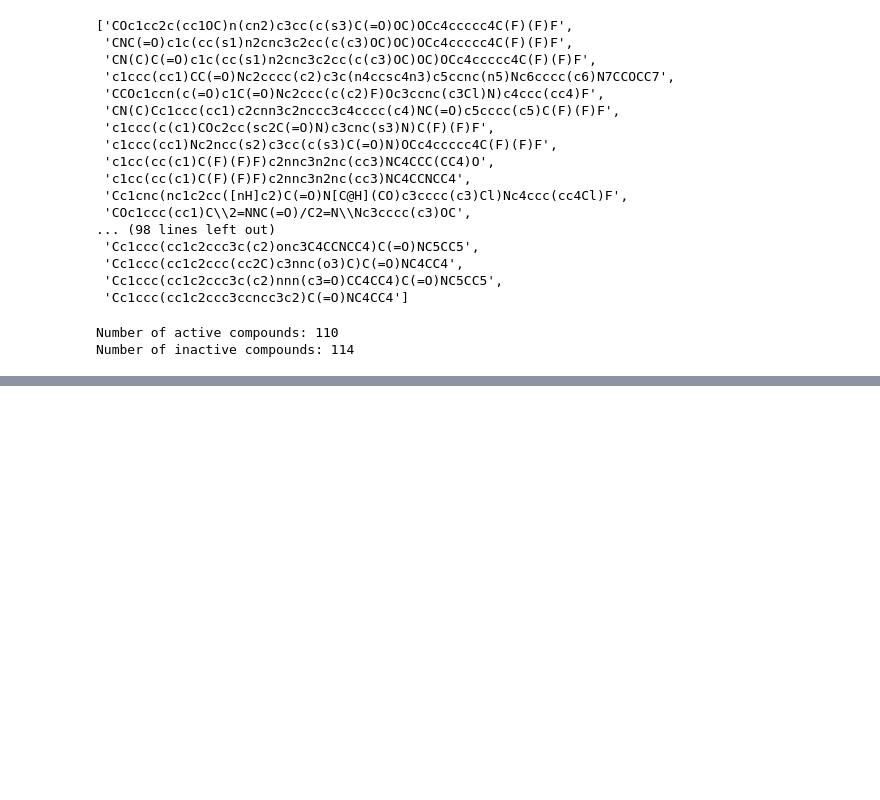
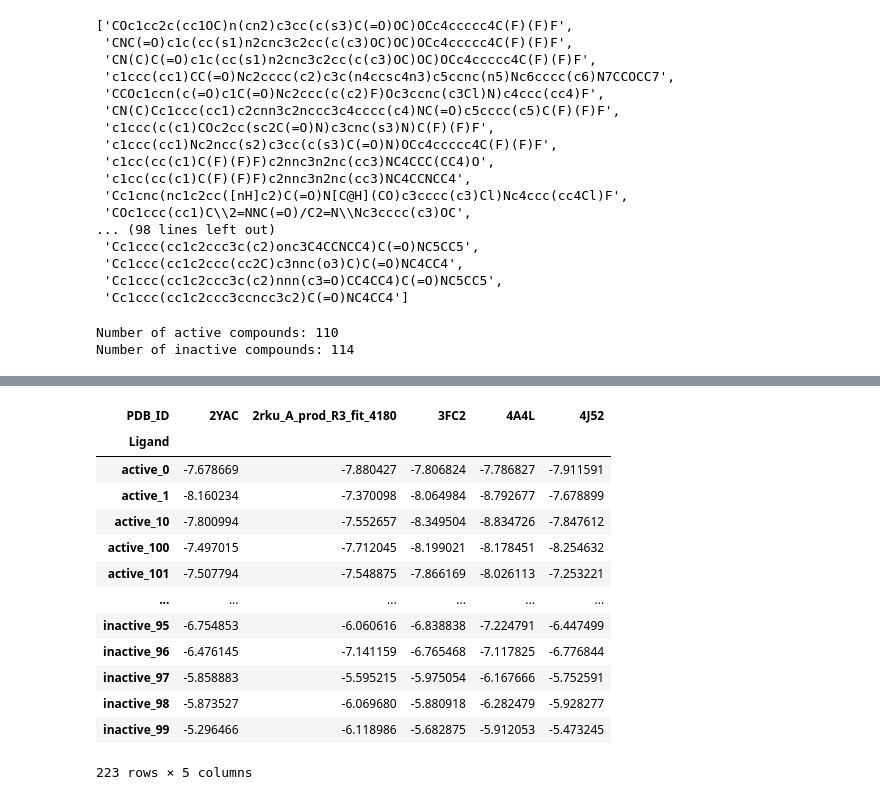
Before and after one commit to costbio/pockethunter_demo, a Jupyter notebook: Redock.ipynb, the cells around one changed output, grey strips where cells are left out. Drawn from its saved outputs; the diff is of its cells as text; code cells hidden in the pictures; blank space fills up the shorter version.

```diff
--- a/Redock.ipynb
+++ b/Redock.ipynb
@@ -1728,0 +395,7 @@ I guess, it is still high though... The gridbox must be faulty somehow!
+# %%
+import os
+import shutil
+import pandas as pd
+
+
+pdb_ids = ["4A4L","2YAC","4J52","3FC2","2rku_A_prod_R3_fit_4180"]
@@ -1728,0 +685,30 @@ I guess, it is still high though... The gridbox must be faulty somehow!
+# %%
+#lets create a csv file with the docking scores
+import os
+import pandas as pd
+
+#lets create a list to store the results
+results = []
+for pdb in pdb_ids:
+    for lig in os.listdir(ligands_pdbqt_dir):
+
+        ligf = lig.split(".")[0]
+
+        docking_dir = f"{current_directory}/docking/{pdb}/{ligf}"
+
+
+        out_file = f"{docking_dir}/{pdb}_{ligf}_out.pdbqt"
+        print(out_file)
+        if os.path.exists(out_file):
+            with open(out_file, 'r') as f:
+                lines = f.readlines()
+                for line in lines:
+                    if line.startswith('REMARK minimizedAffinity'):
+                        parts = line.split()
+
+
+                        score = float(parts[2])
+                        results.append({'PDB_ID': pdb, 'Ligand': ligf, 'Score': score})
+                        print({'PDB_ID': pdb, 'Ligand': ligf, 'Score': score})
+
+                        break
@@ -1728,0 +753,3 @@ I guess, it is still high though... The gridbox must be faulty somehow!
+# %%
+#lets change the results into a dataframe
+df = pd.DataFrame(results)
@@ -1728,0 +758,2 @@ I guess, it is still high though... The gridbox must be faulty somehow!
+# %%
+wide_df = df.pivot(index='Ligand', columns='PDB_ID', values='Score')
@@ -1728,0 +762,17 @@ I guess, it is still high though... The gridbox must be faulty somehow!
+# %%
+wide_df
+# %% [output]
+| PDB_ID | 2YAC | 2rku_A_prod_R3_fit_4180 | 3FC2 | 4A4L | 4J52 |
+| Ligand |  |  |  |  |  |
+| active_0 | -7.678669 | -7.880427 | -7.806824 | -7.786827 | -7.911591 |
+| active_1 | -8.160234 | -7.370098 | -8.064984 | -8.792677 | -7.678899 |
+| active_10 | -7.800994 | -7.552657 | -8.349504 | -8.834726 | -7.847612 |
+| active_100 | -7.497015 | -7.712045 | -8.199021 | -8.178451 | -8.254632 |
+| active_101 | -7.507794 | -7.548875 | -7.866169 | -8.026113 | -7.253221 |
+| ... | ... | ... | ... | ... | ... |
+| inactive_95 | -6.754853 | -6.060616 | -6.838838 | -7.224791 | -6.447499 |
+| inactive_96 | -6.476145 | -7.141159 | -6.765468 | -7.117825 | -6.776844 |
+| inactive_97 | -5.858883 | -5.595215 | -5.975054 | -6.167666 | -5.752591 |
+| inactive_98 | -5.873527 | -6.069680 | -5.880918 | -6.282479 | -5.928277 |
+| inactive_99 | -5.296466 | -6.118986 | -5.682875 | -5.912053 | -5.473245 |
+223 rows × 5 columns
```
Also changed, not shown: parts of 36 cells of this notebook.
